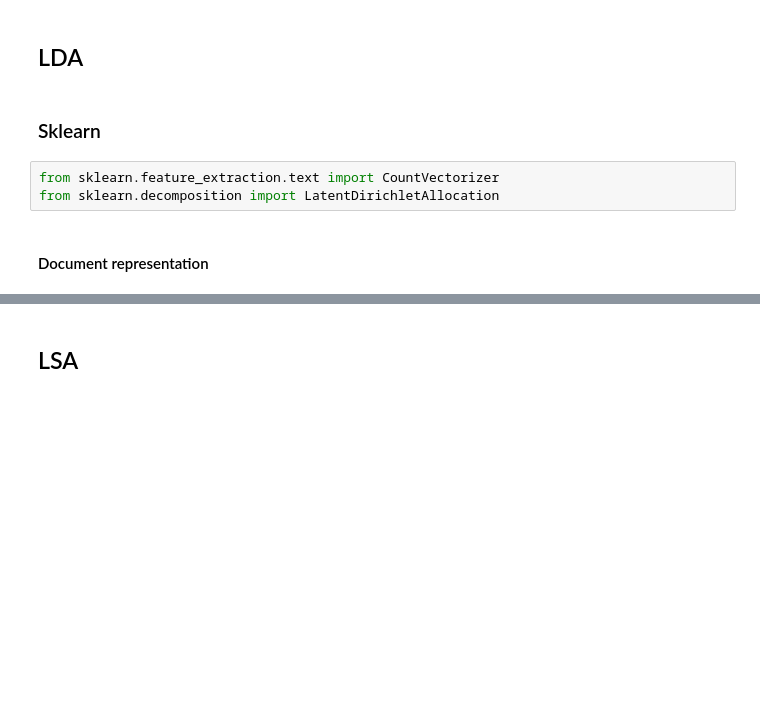
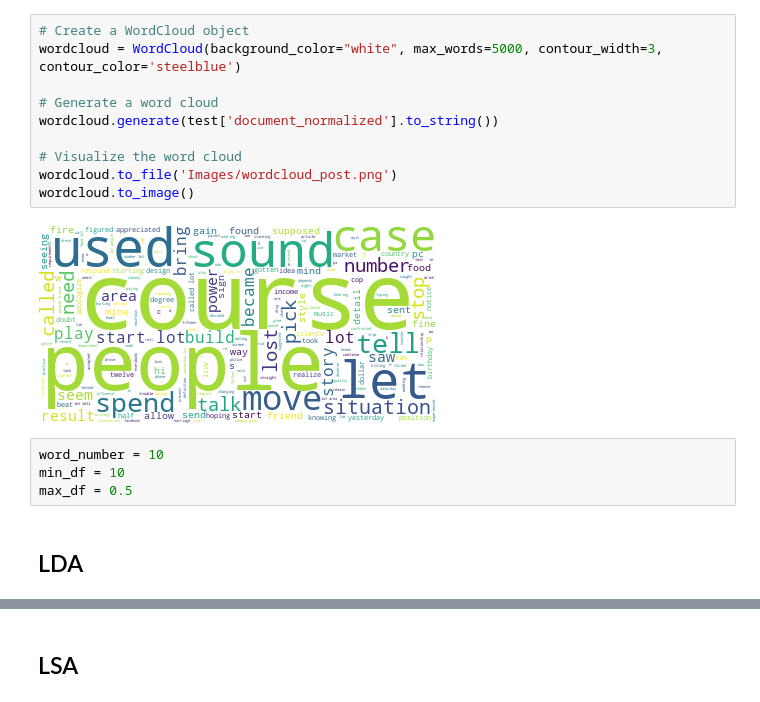
Before and after one commit to giocoal/reddit-tldr-summarizer-and-topic-modeling, a Jupyter notebook: topic_modeling.ipynb, the cells around one changed output, grey strips where cells are left out. Saved outputs shown, nothing was run; the diff lists cells and outputs as text; blank space fills up the shorter version.

```diff
--- a/topic_modeling.ipynb
+++ b/topic_modeling.ipynb
@@ -15,9 +148,18 @@ train = pd.read_json('/Dataset_TLDRHQ/processed_dataset/train_1.json"', orient="
+# %%
+# Create a WordCloud object
+wordcloud = WordCloud(background_color="white", max_words=5000, contour_width=3, contour_color='steelblue')
+
+# Generate a word cloud
+wordcloud.generate(test['document_normalized'].to_string())
+
+# Visualize the word cloud
+wordcloud.to_file('Images/wordcloud_post.png')
+wordcloud.to_image()
+# %% [output]
+[figure, added]
+# %%
+word_number = 10
+min_df = 10
+max_df = 0.5
 # %% [markdown]
 ## LDA
-# %% [markdown]
-### Sklearn
-# %%
-from sklearn.feature_extraction.text import CountVectorizer
-from sklearn.decomposition import LatentDirichletAllocation
-# %% [markdown]
-#### Document representation
```
Also changed, not shown: parts of 102 cells of this notebook, 1 other file.
